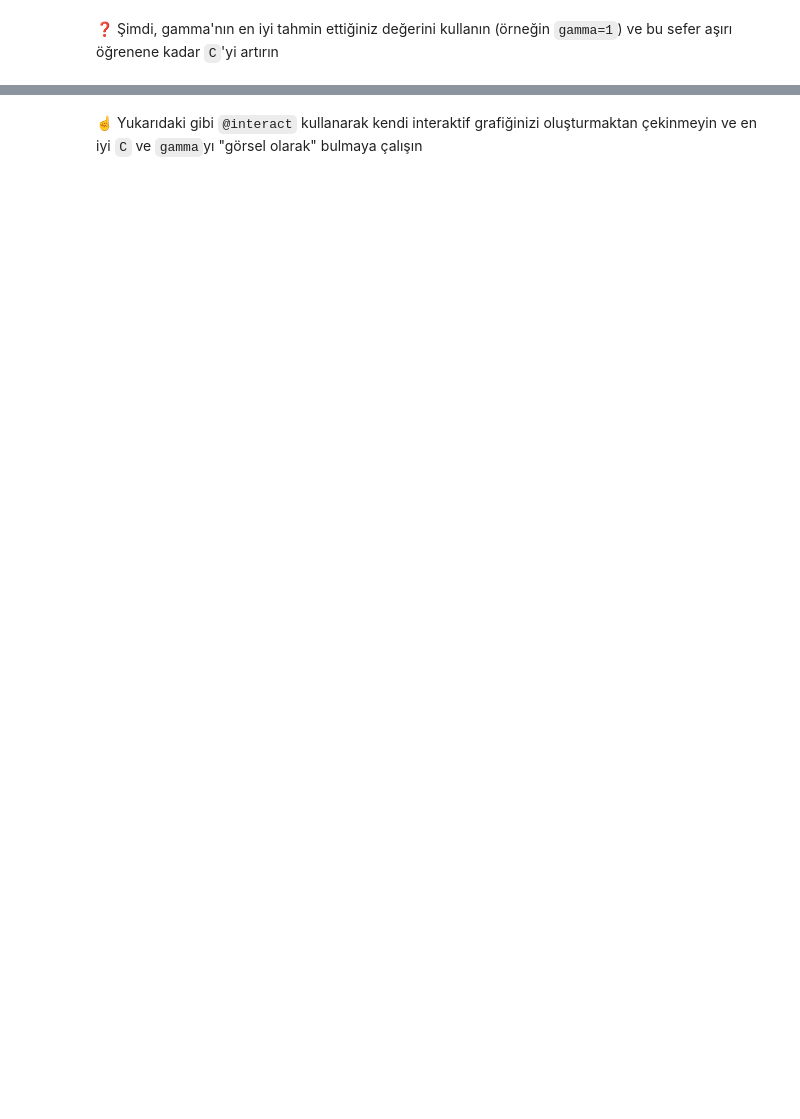
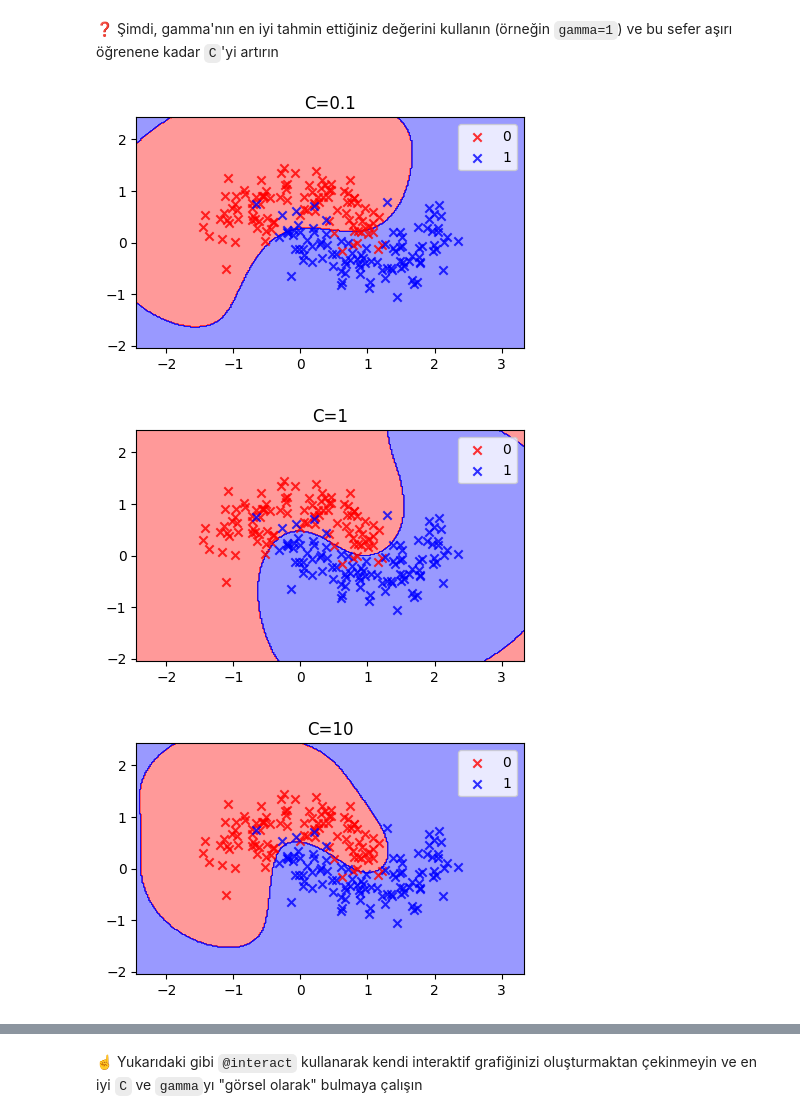
Before and after one commit to kaanaydin02/S16D5-S-data-svm, a Jupyter notebook: SVM.ipynb, the cells around one changed output, grey strips where cells are left out. Drawn from its saved outputs; the diff is of its cells as text; code cells hidden in the pictures; blank space fills up the shorter version.

```diff
--- a/SVM.ipynb
+++ b/SVM.ipynb
@@ -352,0 +368,12 @@ plt.legend();
+# %%
+for C_val in [0.1, 1, 10, 100, 1000]:
+    svm_c = SVC(kernel='rbf', gamma=1, C=C_val)
+    svm_c.fit(X, y)
+    plt.figure()
+    plt.title(f"C={C_val}")
+    plot_decision_regions(X, y, classifier=svm_c)
+    plt.show()
+# %% [output]
+[figure, added]
+[figure, added]
+[figure, added]
```
Also changed, not shown: parts of 12 cells of this notebook, 1 other file.
